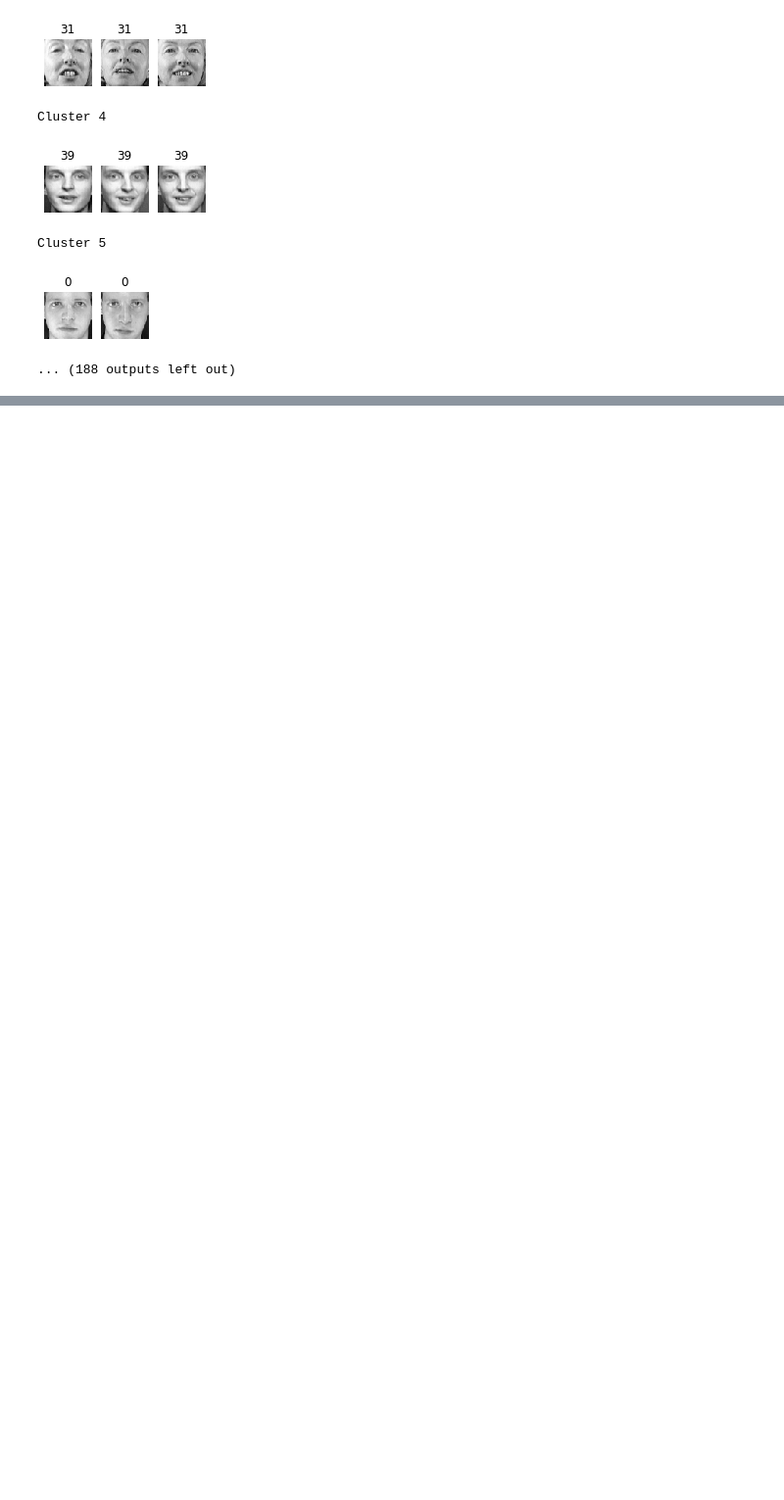
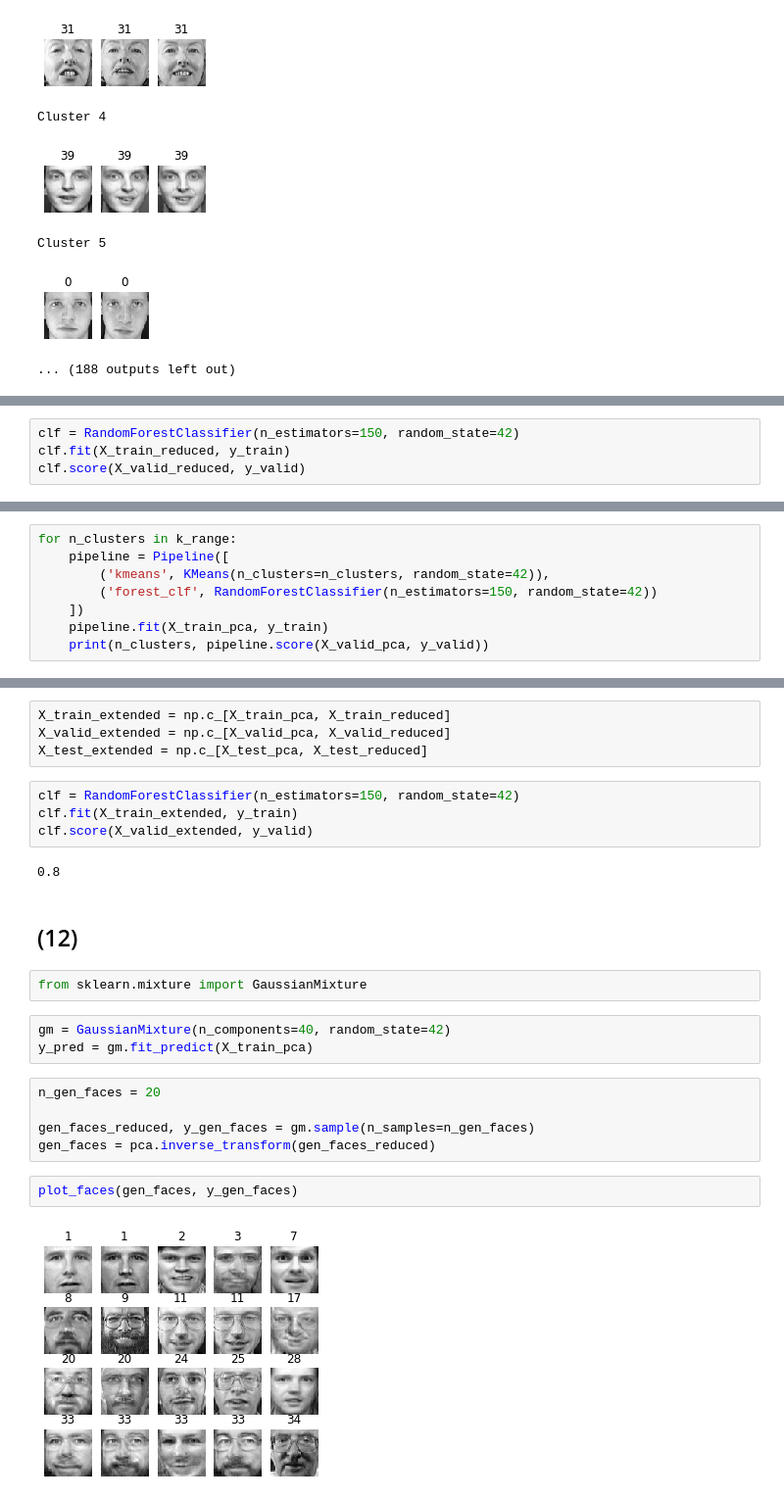
Before and after one commit to zuzuta/BookLearning-Hands_on_Machine_Learning, a Jupyter notebook: Chapter9 Unsupervised Learning Techniques.ipynb, the cells around one changed output, grey strips where cells are left out. Shown at 98% size. Saved outputs shown, nothing was run; the diff lists cells and outputs as text; blank space fills up the shorter version.

```diff
--- a/Chapter9 Unsupervised Learning Techniques.ipynb
+++ b/Chapter9 Unsupervised Learning Techniques.ipynb
@@ -663,0 +680,4 @@ Cluster 5
+# %%
+clf = RandomForestClassifier(n_estimators=150, random_state=42)
+clf.fit(X_train_reduced, y_train)
+clf.score(X_valid_reduced, y_valid)
@@ -663,0 +688,8 @@ Cluster 5
+# %%
+for n_clusters in k_range:
+    pipeline = Pipeline([
+        ('kmeans', KMeans(n_clusters=n_clusters, random_state=42)),
+        ('forest_clf', RandomForestClassifier(n_estimators=150, random_state=42))
+    ])
+    pipeline.fit(X_train_pca, y_train)
+    print(n_clusters, pipeline.score(X_valid_pca, y_valid))
@@ -663,0 +714,26 @@ Cluster 5
+# %%
+X_train_extended = np.c_[X_train_pca, X_train_reduced]
+X_valid_extended = np.c_[X_valid_pca, X_valid_reduced]
+X_test_extended = np.c_[X_test_pca, X_test_reduced]
+# %%
+clf = RandomForestClassifier(n_estimators=150, random_state=42)
+clf.fit(X_train_extended, y_train)
+clf.score(X_valid_extended, y_valid)
+# %% [output]
+0.8
+# %% [markdown]
+## (12)
+# %%
+from sklearn.mixture import GaussianMixture
+# %%
+gm = GaussianMixture(n_components=40, random_state=42)
+y_pred = gm.fit_predict(X_train_pca)
+# %%
+n_gen_faces = 20
+
+gen_faces_reduced, y_gen_faces = gm.sample(n_samples=n_gen_faces)
+gen_faces = pca.inverse_transform(gen_faces_reduced)
+# %%
+plot_faces(gen_faces, y_gen_faces)
+# %% [output]
+[figure, added]
```
Also changed, not shown: parts of 19 cells of this notebook.
